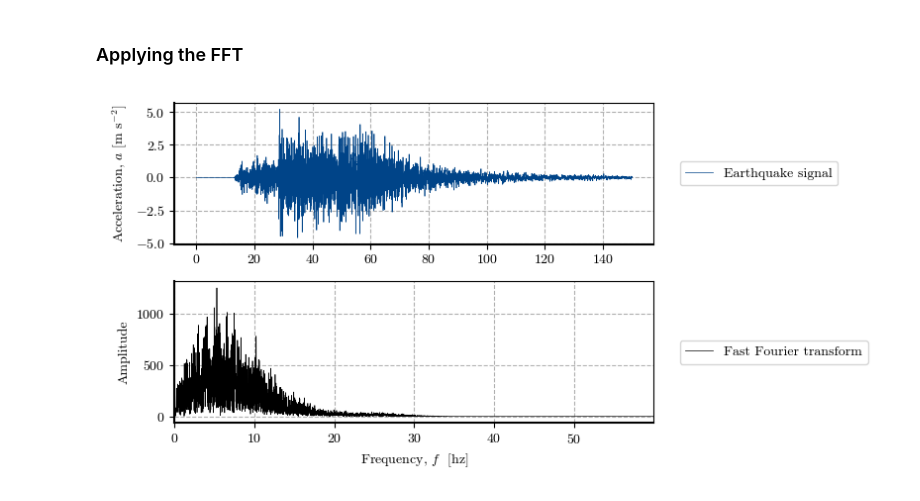
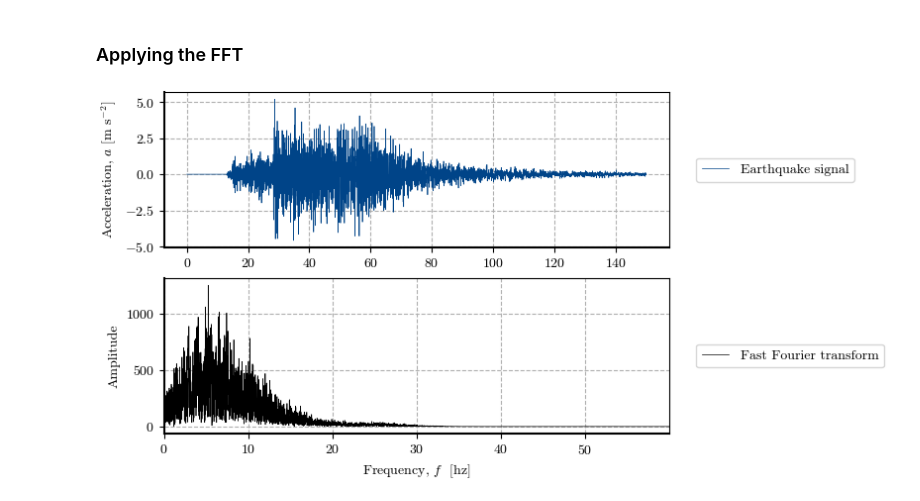
Before and after one commit to eamontoyaa/dinamica_de_suelos_EAFIT, a Jupyter notebook: notebooks/fourier_transforms.ipynb, the cells around one changed output. Saved outputs shown, nothing was run; the diff lists cells and outputs as text; code cells hidden in the pictures.

```diff
--- a/notebooks/fourier_transforms.ipynb
+++ b/notebooks/fourier_transforms.ipynb
@@ -28,6 +28,7 @@ plt.style.use("default")
 mpl.rcParams.update(
     {
         # 'figure.dpi': 300,
+        'figure.constrained_layout.use': True,
         'interactive': False,
         "text.usetex": False,  # Use mathtext, not LaTeX
         "font.family": "cmr10",  # Use the Computer modern font
@@ -121,32 +125,32 @@ accel = np.array(data['Acceleration']) / g
 # %%
 # Fast Fourier transform (FFT)
 delta_t = time[1]
 duration = time[-1]
 n_t = int(duration / delta_t)  # Number of samples in time
 x_fft = fftfreq(n_t, delta_t)
 x_fft = x_fft[range(n_t // 2)]
 y_fft = abs(fft(accel))
 y_fft = y_fft[range(n_t // 2)]
 
 # Figures
 fig, axs = plt.subplots(ncols=1, nrows=2, figsize=[8, 4])
 # Time domain
 axs[0].plot(time, accel, lw=0.5, color="#004488", label='Earthquake signal')
 axs[0].set(ylabel="Acceleration, $a$ [m s$^{- 2}$]")
 axs[0].legend(bbox_to_anchor=(1.04,0.5), loc="center left")
 # Frequency domain
 axs[1].plot(x_fft, y_fft, lw=0.5, color="k", label='Fast Fourier transform')
 axs[1].set_xlabel('Frequency, $f$  [hz]')
 axs[1].set_ylabel('Amplitude')
 axs[1].legend(bbox_to_anchor=(1.04,0.5), loc="center left")
 axs[1].set_xlim((0, 0.6 * x_fft[-1]))
 # Plot details
 for ax in axs.flat:
     ax.spines["bottom"].set_linewidth(1.5)
     ax.spines["left"].set_linewidth(1.5)
     ax.grid(True, which="major", linestyle="--")
-fig.tight_layout()
+# fig.tight_layout()
 plt.show()
 # fig
 # %% [output]
-[figure, old version]
+[figure, new version]
```
Also changed, not shown: parts of 3 cells of this notebook, 4 other files.
